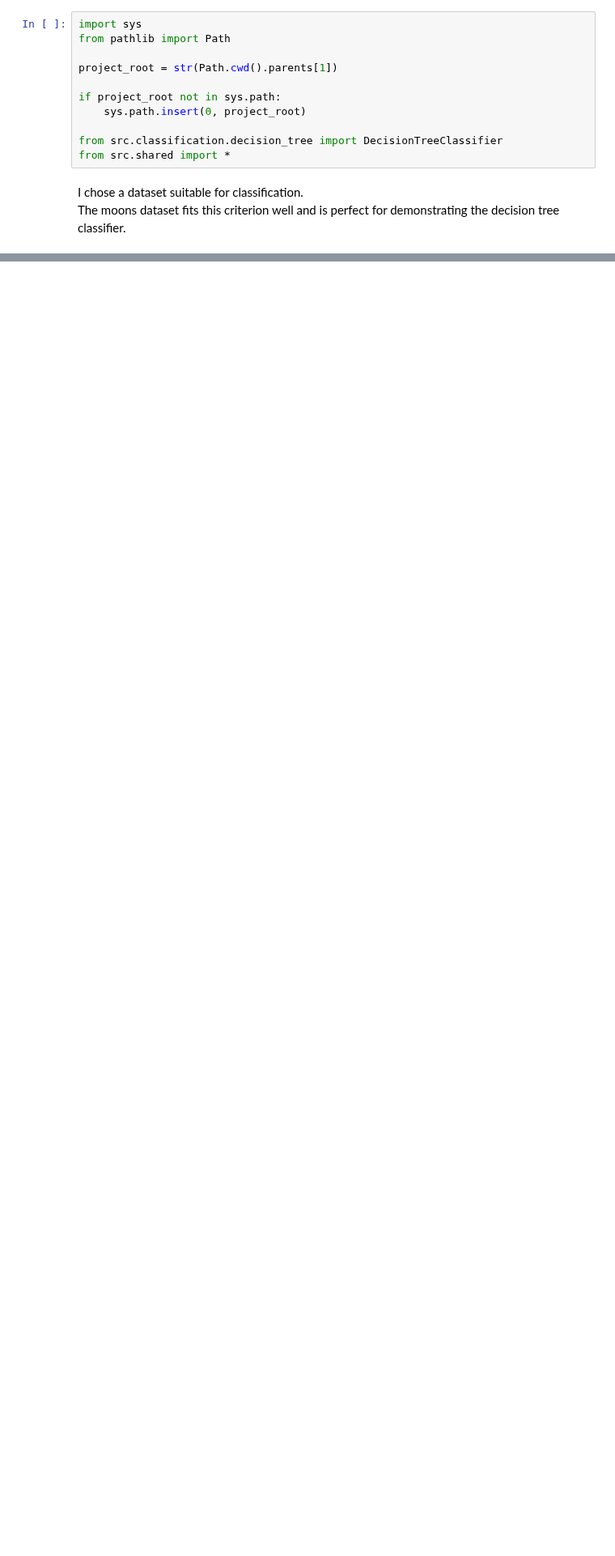
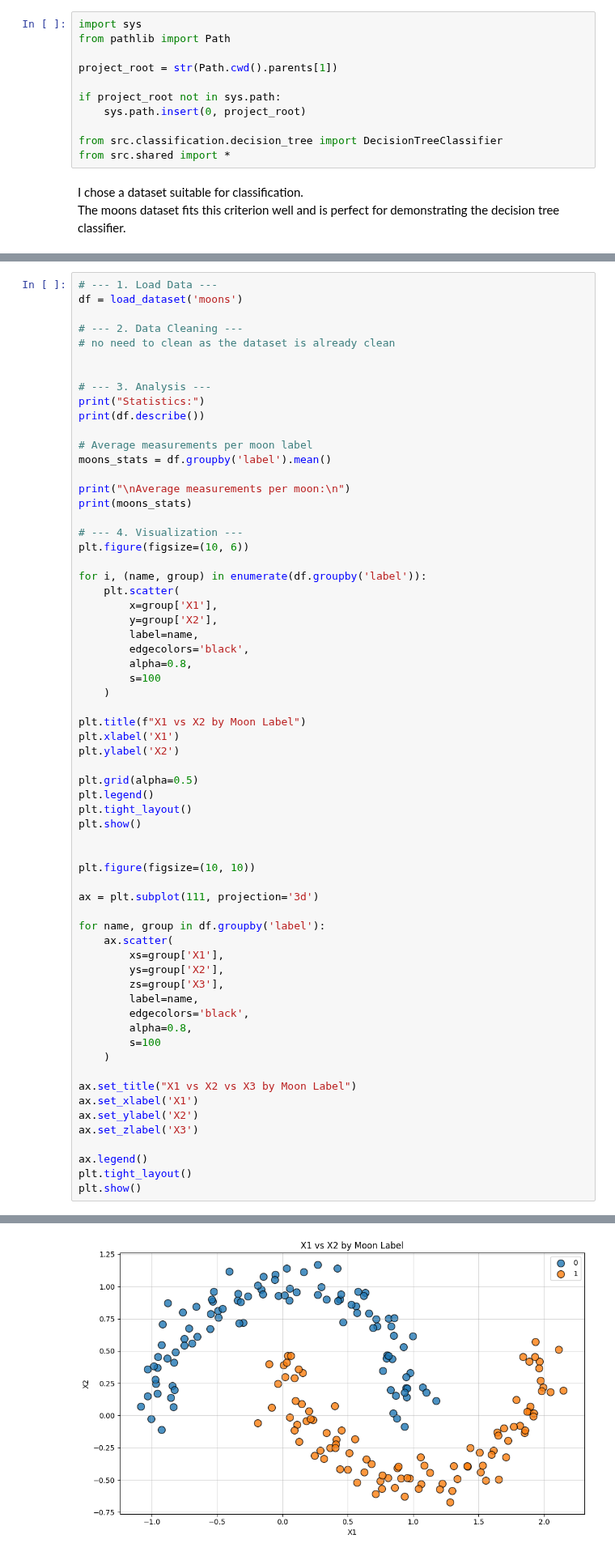
Before and after one commit to YaliMagdasy/ml-models-and-usage, a Jupyter notebook: notebooks/classification/decision_tree.ipynb, the cells around one changed output, grey strips where cells are left out. Shown at 81% size. Drawn from its saved outputs; the diff is of its cells as text; blank space fills up the shorter version.

Commit message:
Added visualization Added 2D and 3D plots for decision tree

```diff
--- a/notebooks/classification/decision_tree.ipynb
+++ b/notebooks/classification/decision_tree.ipynb
@@ -58,0 +23,65 @@ label
+# %%
+# --- 1. Load Data ---
+df = load_dataset('moons')
+
+# --- 2. Data Cleaning ---
+# no need to clean as the dataset is already clean
+
+
+# --- 3. Analysis ---
+print("Statistics:")
+print(df.describe())
+
+# Average measurements per moon label
+moons_stats = df.groupby('label').mean()
+
+print("\nAverage measurements per moon:\n")
+print(moons_stats)
+
+# --- 4. Visualization ---
+plt.figure(figsize=(10, 6))
+
+for i, (name, group) in enumerate(df.groupby('label')):
+    plt.scatter(
+        x=group['X1'],
+        y=group['X2'],
+        label=name,
+        edgecolors='black',
+        alpha=0.8,
+        s=100
+    )
+
+plt.title(f"X1 vs X2 by Moon Label")
+plt.xlabel('X1')
+plt.ylabel('X2')
+
+plt.grid(alpha=0.5)
+plt.legend()
+plt.tight_layout()
+plt.show()
+
+
+plt.figure(figsize=(10, 10))
+
+ax = plt.subplot(111, projection='3d')
+
+for name, group in df.groupby('label'):
+    ax.scatter(
+        xs=group['X1'],
+        ys=group['X2'],
+        zs=group['X3'],
+        label=name,
+        edgecolors='black',
+        alpha=0.8,
+        s=100
+    )
+
+ax.set_title("X1 vs X2 vs X3 by Moon Label")
+ax.set_xlabel('X1')
+ax.set_ylabel('X2')
+ax.set_zlabel('X3')
+
+ax.legend()
+plt.tight_layout()
+plt.show()
+# %% [output]
@@ -58,0 +105 @@ label
+[figure, added]
```
Also changed, not shown: parts of 2 cells of this notebook.
